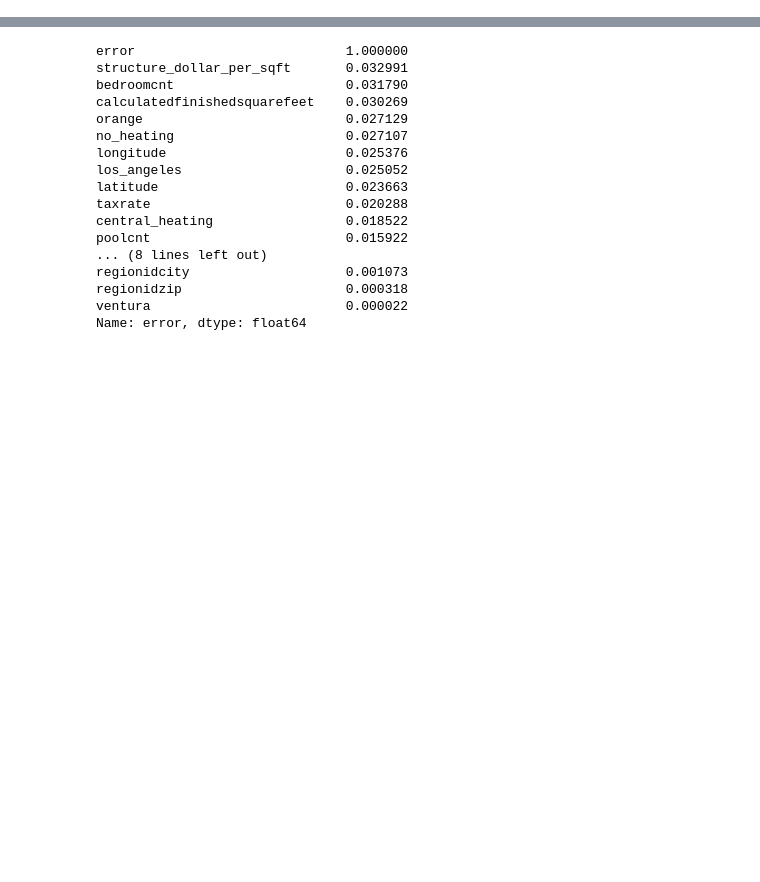
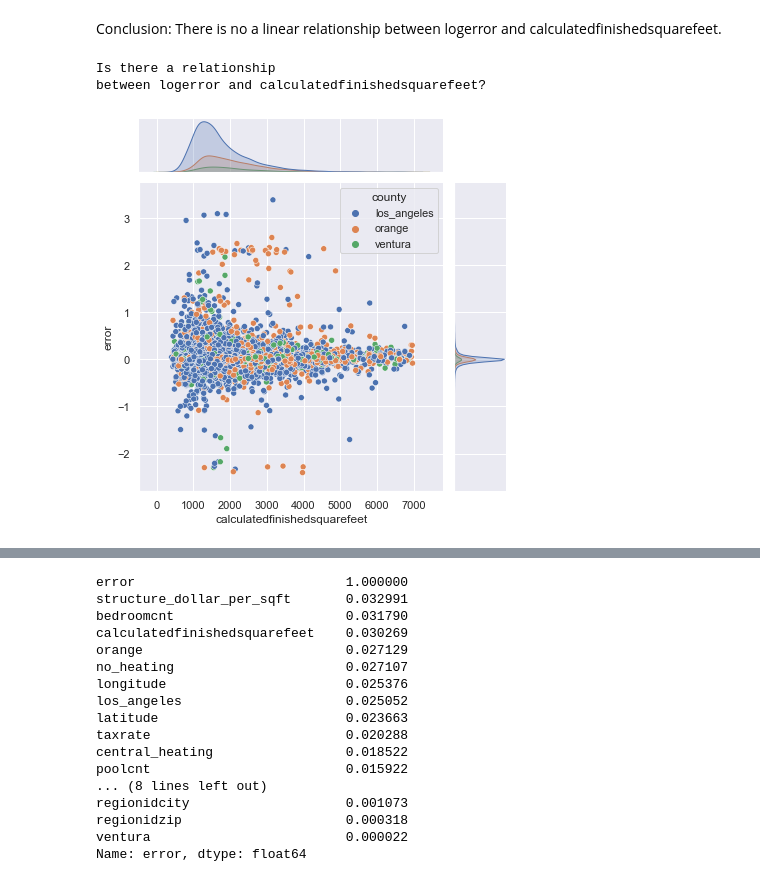
Before and after one commit to dlmitc3/Zillow_Clustering_Project-, a Jupyter notebook: zillow_explore.ipynb, the cells around one changed output, grey strips where cells are left out. Cells and saved outputs as stored; diff of their text form; code cells hidden in the pictures; blank space fills up the shorter version.

```diff
--- a/zillow_explore.ipynb
+++ b/zillow_explore.ipynb
@@ -18,0 +49,12 @@ train, validate, test = wrangle_zillow()
+# %% [markdown]
+Conclusion: There is no a linear relationship between logerror and calculatedfinishedsquarefeet.
+# %%
+print("Is there a relationship\nbetween logerror and calculatedfinishedsquarefeet?")
+sns.jointplot(x="calculatedfinishedsquarefeet", y="error", data=train, hue='county')
+plt.xlabel("bedroomcnt")
+plt.ylabel("calculatedfinishedsquarefeet")
+plt.show()
+# %% [output]
+Is there a relationship
+between logerror and calculatedfinishedsquarefeet?
+[figure, added]
```
Also changed, not shown: parts of 45 cells of this notebook.
